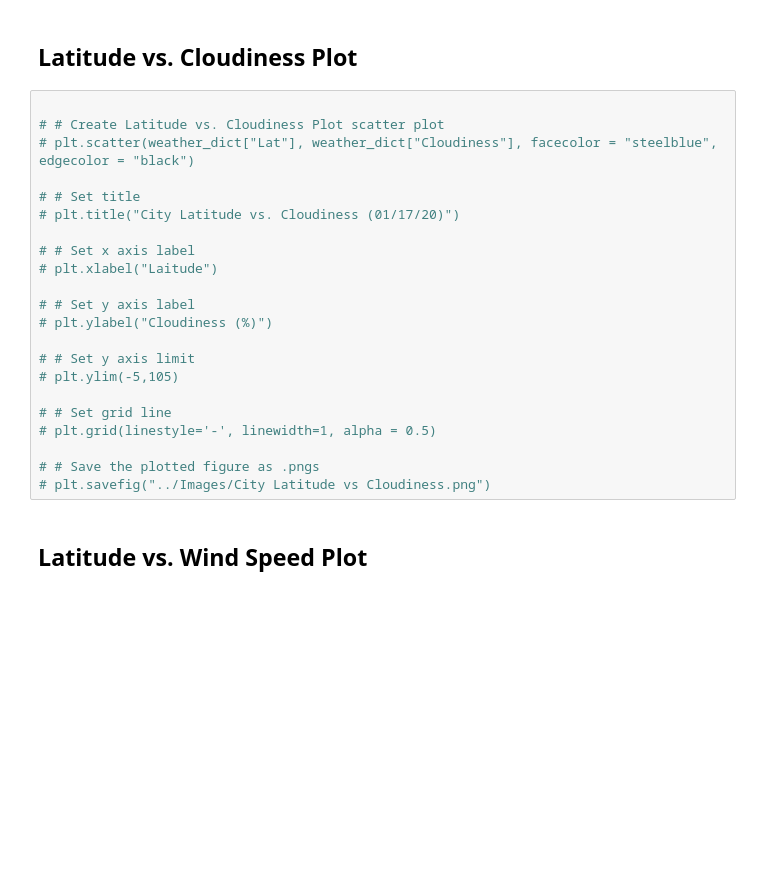
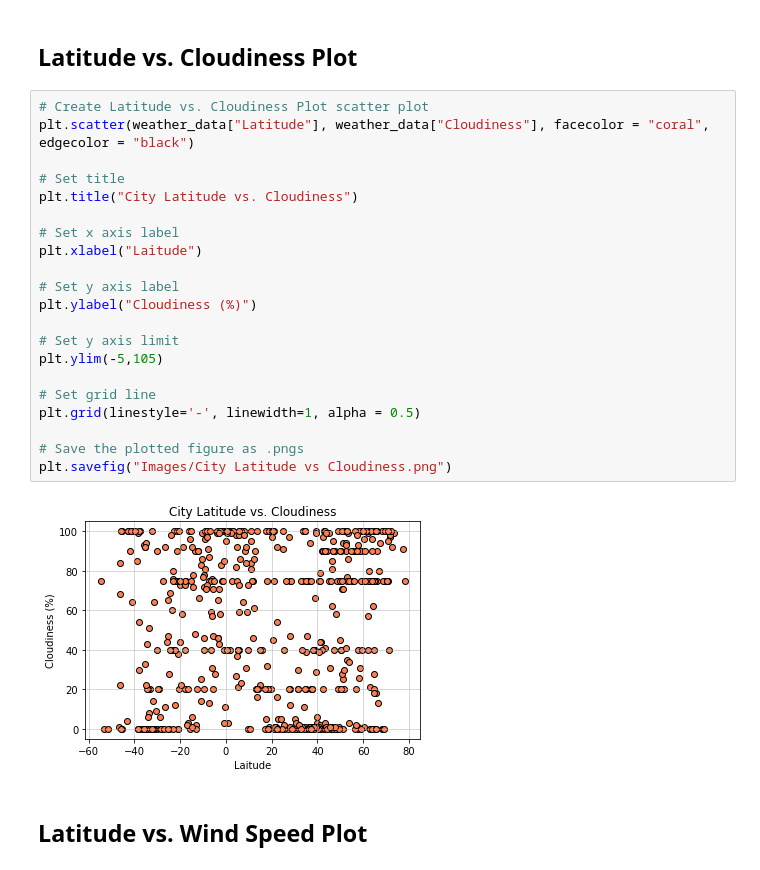
Before and after one commit to sjryandesigns/Python-API-Challenge, a Jupyter notebook: WeatherPy.ipynb, the cells around one changed output. Drawn from its saved outputs; the diff is of its cells as text; blank space fills up the shorter version.

```diff
--- a/WeatherPy.ipynb
+++ b/WeatherPy.ipynb
@@ -215,27 +215,28 @@ FileNotFoundError: [Errno 2] No such file or directory: '../Images/City Latitude
 # %% [markdown]
 ## Latitude vs. Cloudiness Plot
 # %%
+# Create Latitude vs. Cloudiness Plot scatter plot
+plt.scatter(weather_data["Latitude"], weather_data["Cloudiness"], facecolor = "coral", edgecolor = "black")
 
-# # Create Latitude vs. Cloudiness Plot scatter plot
-# plt.scatter(weather_dict["Lat"], weather_dict["Cloudiness"], facecolor = "steelblue", edgecolor = "black")
+# Set title
+plt.title("City Latitude vs. Cloudiness")
 
-# # Set title
-# plt.title("City Latitude vs. Cloudiness (01/17/20)")
+# Set x axis label
+plt.xlabel("Laitude")
 
-# # Set x axis label
-# plt.xlabel("Laitude")
+# Set y axis label
+plt.ylabel("Cloudiness (%)")
 
-# # Set y axis label
-# plt.ylabel("Cloudiness (%)")
+# Set y axis limit
+plt.ylim(-5,105)
 
-# # Set y axis limit
-# plt.ylim(-5,105)
+# Set grid line
+plt.grid(linestyle='-', linewidth=1, alpha = 0.5)
 
-# # Set grid line
-# plt.grid(linestyle='-', linewidth=1, alpha = 0.5)
-
-# # Save the plotted figure as .pngs
-# plt.savefig("../Images/City Latitude vs Cloudiness.png")
+# Save the plotted figure as .pngs
+plt.savefig("Images/City Latitude vs Cloudiness.png")
+# %% [output]
+[figure, added]
 # %% [markdown]
 ## Latitude vs. Wind Speed Plot
 # %%
```
Also changed, not shown: parts of 18 cells of this notebook, 13 other files.
